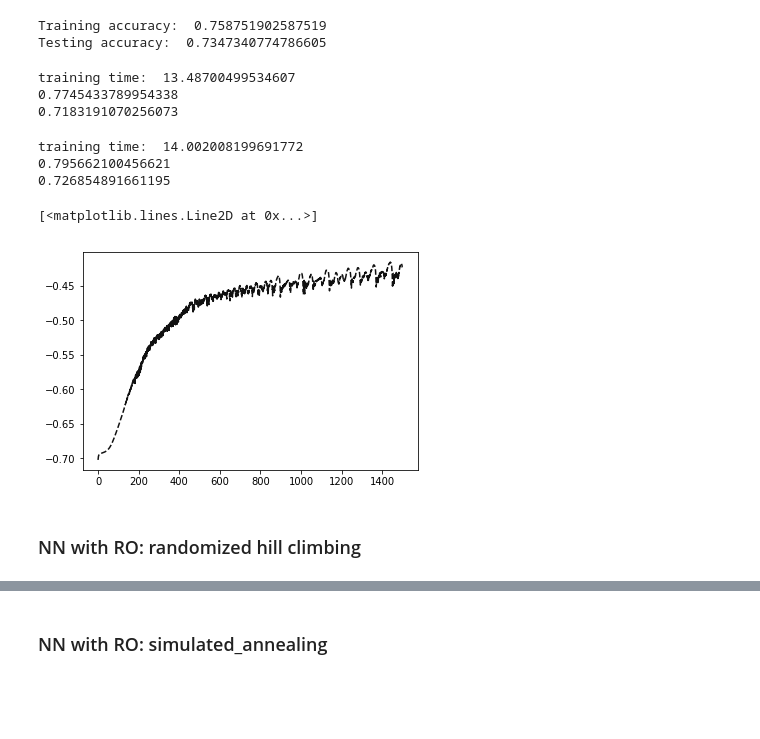
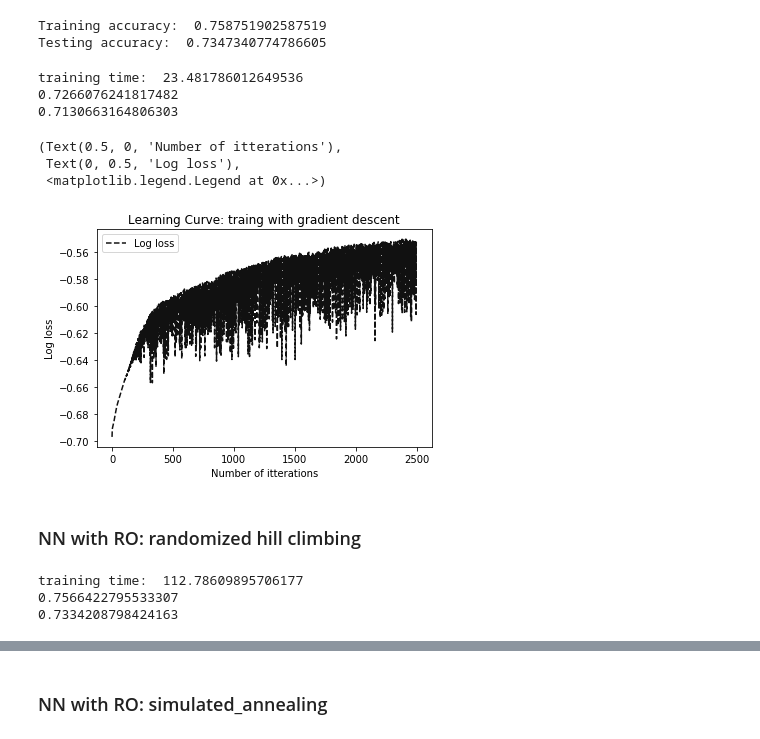
Before and after one commit to Katy-katy/ml_hw_2, a Jupyter notebook: code.ipynb, the cells around one changed output, grey strips where cells are left out. Saved outputs shown, nothing was run; the diff lists cells and outputs as text; code cells hidden in the pictures; blank space fills up the shorter version.

```diff
--- a/code.ipynb
+++ b/code.ipynb
@@ -70,7 +50,7 @@ for p in prs:
     fitness_dists = mlrose.TravellingSales(distances = p[1])
     problem_fit = mlrose.TSPOpt(length = p[0], fitness_fn = fitness_dists, maximize=False)
     t = time.time()
-    res_g_a.append((mlrose.genetic_alg(problem_fit,random_state = 2, curve=True,max_attempts=int(p[0]/4)), time.time()-t))
+    res_g_a.append((mlrose.genetic_alg(problem_fit,random_state = 2, curve=True,max_attempts=int(p[0]/4),pop_size=p[0]*10), time.time()-t))
 
     # MIMIC
     fitness_dists = mlrose.TravellingSales(distances = p[1])
@@ -204,7 +188,7 @@ for p in pr_size:
     fitness = mlrose.FlipFlop()
     problem_fit = mlrose.DiscreteOpt(length = p, fitness_fn = fitness, maximize=True)
     t = time.time()
-    res_g_a2.append((mlrose.genetic_alg(problem_fit,random_state = 2, curve=True,max_attempts=int(p)), time.time()-t))
+    res_g_a2.append((mlrose.genetic_alg(problem_fit,random_state = 2, curve=True,max_attempts=int(p),pop_size=p*10), time.time()-t))
 
     # MIMIC
     fitness = mlrose.FlipFlop()
@@ -644,7 +662,7 @@ start_train = time.time()
 nn_model1 = mlrose.NeuralNetwork(hidden_nodes=[2,2],
                                              activation='relu',
                                              algorithm='gradient_descent',
-                                             max_iters=1500,
+                                             max_iters=2500,
                                              bias=True,
                                              is_classifier=True,
                                              learning_rate=0.001,
@@ -665,44 +683,48 @@ y_test_pred = nn_model1.predict(X_test_scaled)
 y_test_accuracy = accuracy_score(y_test, y_test_pred)
 print(y_test_accuracy)
 # %% [output]
-training time:  13.48700499534607
-0.7745433789954338
-0.7183191070256073
+training time:  23.481786012649536
+0.7266076241817482
+0.7130663164806303
-# %%
-start_train = time.time()
-nn_model1 = mlrose.NeuralNetwork(hidden_nodes=[2],
-                                             activation='relu',
-                                             algorithm='gradient_descent',
-                                             max_iters=1500,
-                                             bias=True,
-                                             is_classifier=True,
-                                             learning_rate=0.001,
-                                             early_stopping=True,
-                                             clip_max=5,
-                                             random_state = 3,
-                                             curve=True,
-                                             max_attempts=100)
-nn_model1.fit(X_rus, y_rus)
-print("training time: ", time.time() - start_train)
-y_train_pred = nn_model1.predict(X_rus)
-y_train_accuracy = accuracy_score(y_rus, y_train_pred)
-
-print(y_train_accuracy)
-
-# Predict labels for test set and assess accuracy
-y_test_pred = nn_model1.predict(X_test_scaled)
-y_test_accuracy = accuracy_score(y_test, y_test_pred)
-print(y_test_accuracy)
-# %% [output]
-training time:  14.002008199691772
-0.795662100456621
-0.726854891661195
 # %%
 plt.plot(nn_model1.fitness_curve, '--', color="#111111",  label="Log loss")
+plt.title("Learning Curve: traing with gradient descent")
+plt.xlabel("Number of itterations"), plt.ylabel("Log loss"), plt.legend(loc="best")
 # %% [output]
-[<matplotlib.lines.Line2D at 0x...>]
+(Text(0.5, 0, 'Number of itterations'),
+ Text(0, 0.5, 'Log loss'),
+ <matplotlib.legend.Legend at 0x...>)
-[figure, old version]
+[figure, new version]
 # %% [markdown]
 ### NN with RO: randomized hill climbing
+# %%
+start_train = time.time()
+nn_model2_1 = mlrose.NeuralNetwork(hidden_nodes=[2,2],
+                                             activation='relu',
+                                             algorithm='random_hill_climb',
+                                             max_iters=20000,
+                                             bias=True,
+                                             is_classifier=True,
+                                             learning_rate=0.1,
+                                             early_stopping=True,
+                                             clip_max=5,
+                                             random_state = 3,
+                                             curve=True,
+                                             max_attempts=100)
+nn_model2_1.fit(X_rus, y_rus)
+print("training time: ", time.time() - start_train)
+y_train_pred = nn_model2_1.predict(X_rus)
+y_train_accuracy = accuracy_score(y_rus, y_train_pred)
+
+print(y_train_accuracy)
+
+# Predict labels for test set and assess accuracy
+y_test_pred = nn_model2_1.predict(X_test_scaled)
+y_test_accuracy = accuracy_score(y_test, y_test_pred)
+print(y_test_accuracy)
+# %% [output]
+training time:  112.78609895706177
+0.7566422795533307
+0.7334208798424163
 # %%
 start_train = time.time()
```
Also changed, not shown: parts of 62 cells of this notebook.
